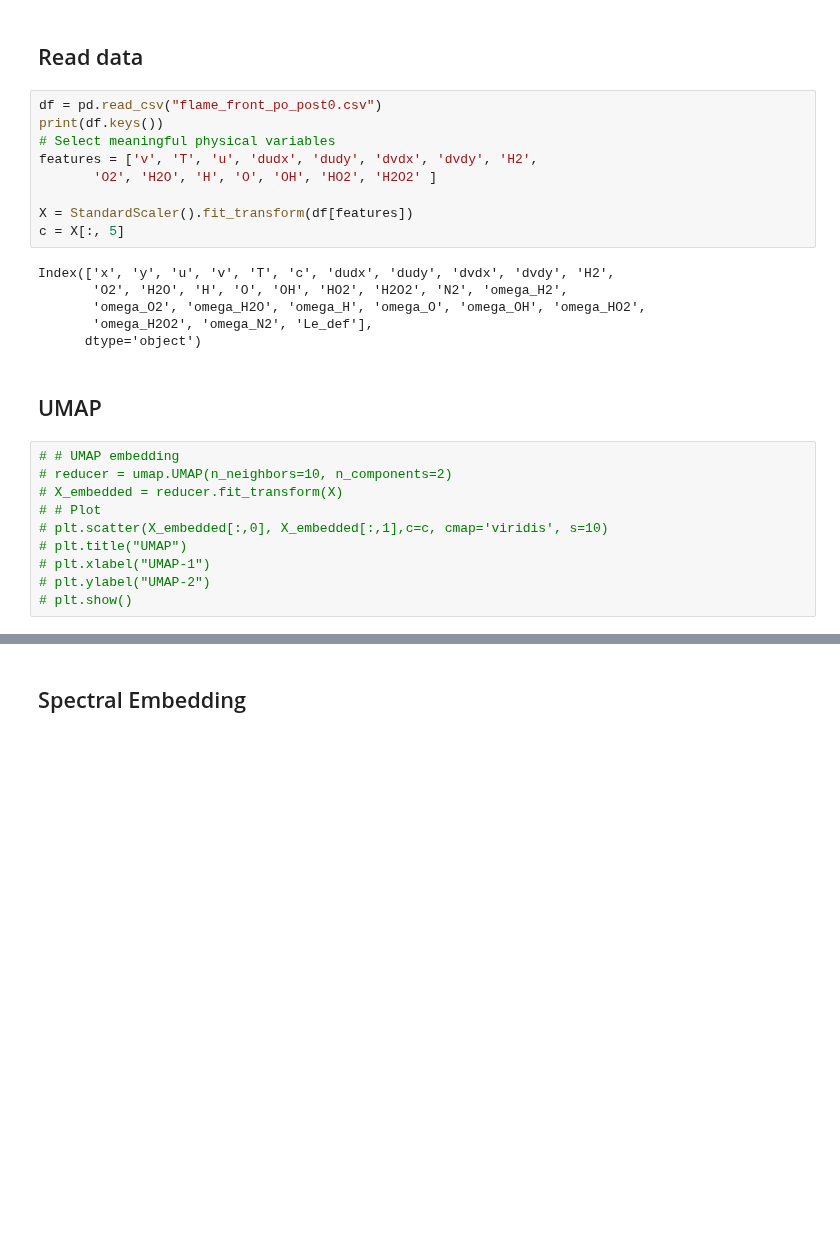
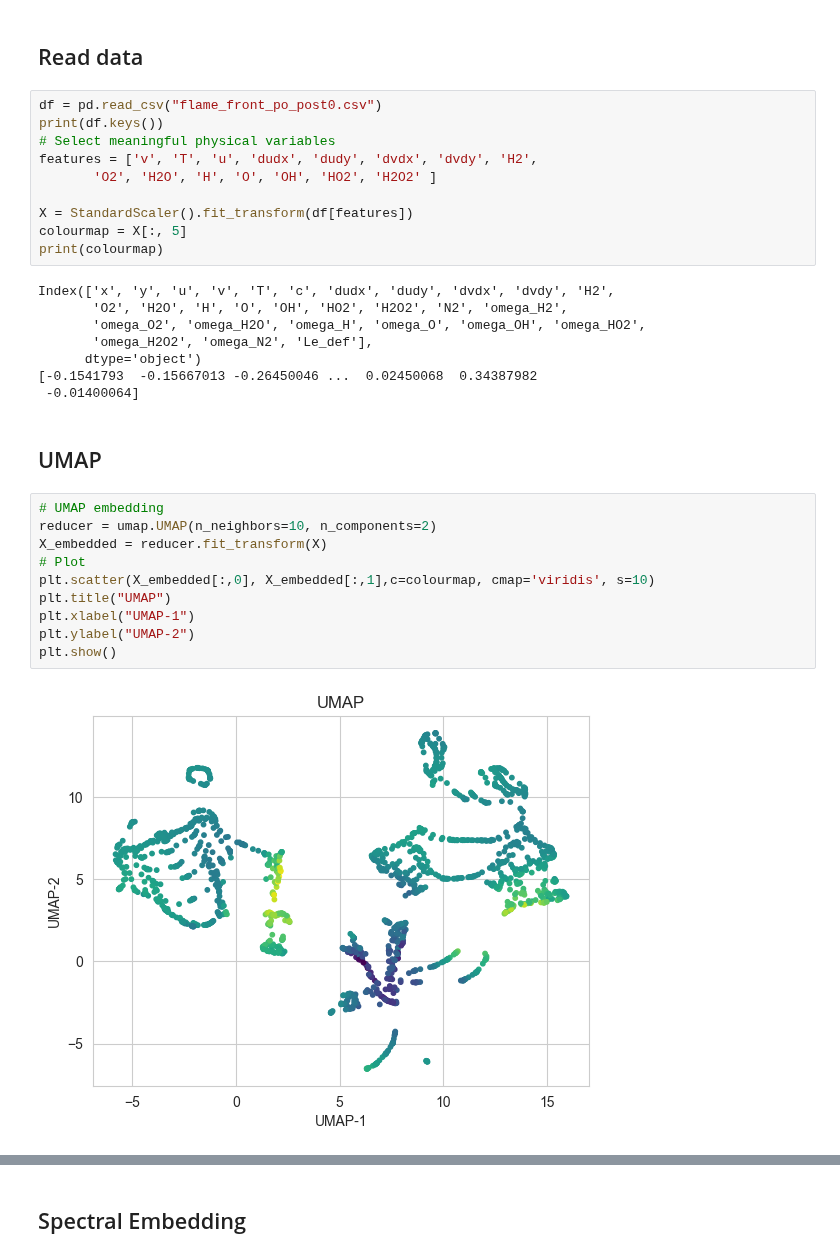
Before and after one commit to AlexandrosNtakoulas/FLAME-rf, a Jupyter notebook: Dimentionality_Reduction.ipynb, the cells around one changed output, grey strips where cells are left out. Cells and saved outputs as stored; diff of their text form; blank space fills up the shorter version.

Commit message:
Fixed VAE, split dimensionality reduction, added UMAP workflow

```diff
--- a/Dimentionality_Reduction.ipynb
+++ b/Dimentionality_Reduction.ipynb
@@ -34,22 +35,27 @@ features = ['v', 'T', 'u', 'dudx', 'dudy', 'dvdx', 'dvdy', 'H2',
        'O2', 'H2O', 'H', 'O', 'OH', 'HO2', 'H2O2' ]
 
 X = StandardScaler().fit_transform(df[features])
-c = X[:, 5]
+colourmap = X[:, 5]
+print(colourmap)
 # %% [output]
 Index(['x', 'y', 'u', 'v', 'T', 'c', 'dudx', 'dudy', 'dvdx', 'dvdy', 'H2',
        'O2', 'H2O', 'H', 'O', 'OH', 'HO2', 'H2O2', 'N2', 'omega_H2',
        'omega_O2', 'omega_H2O', 'omega_H', 'omega_O', 'omega_OH', 'omega_HO2',
        'omega_H2O2', 'omega_N2', 'Le_def'],
       dtype='object')
+[-0.1541793  -0.15667013 -0.26450046 ...  0.02450068  0.34387982
+ -0.01400064]
 # %% [markdown]
 ## UMAP
 # %%
-# # UMAP embedding
-# reducer = umap.UMAP(n_neighbors=10, n_components=2)
-# X_embedded = reducer.fit_transform(X)
-# # Plot
-# plt.scatter(X_embedded[:,0], X_embedded[:,1],c=c, cmap='viridis', s=10)
-# plt.title("UMAP")
-# plt.xlabel("UMAP-1")
-# plt.ylabel("UMAP-2")
-# plt.show()
+# UMAP embedding
+reducer = umap.UMAP(n_neighbors=10, n_components=2)
+X_embedded = reducer.fit_transform(X)
+# Plot
+plt.scatter(X_embedded[:,0], X_embedded[:,1],c=colourmap, cmap='viridis', s=10)
+plt.title("UMAP")
+plt.xlabel("UMAP-1")
+plt.ylabel("UMAP-2")
+plt.show()
+# %% [output]
+[figure, added]
```
Also changed, not shown: parts of 23 cells of this notebook, 9 other files.
